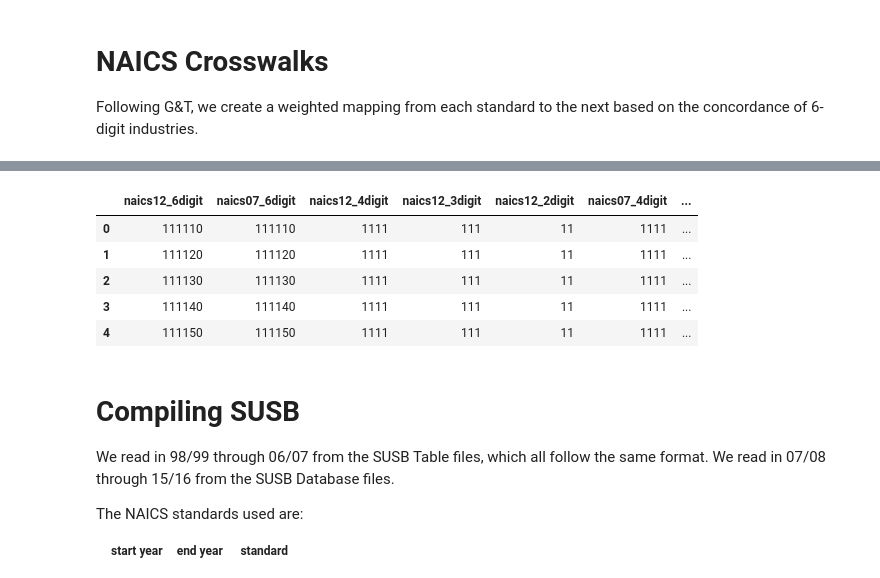
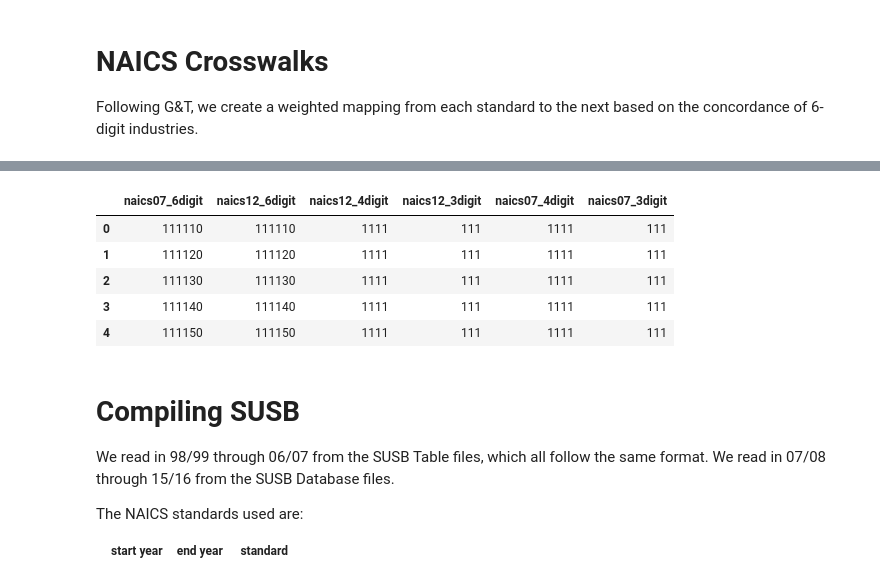
Before and after one commit to fagan2888/dynamism, a Jupyter notebook: CombineSUSB.ipynb, the cells around one changed output, grey strips where cells are left out. Drawn from its saved outputs; the diff is of its cells as text; code cells hidden in the pictures.

```diff
--- a/CombineSUSB.ipynb
+++ b/CombineSUSB.ipynb
@@ -85,32 +69,24 @@ concord0207.head()
 # %%
 concord1207 = (
     pd.read_excel(
         'data/xwalks/2007_to_2012_NAICS.xls',
         skiprows=2,
         usecols=[0, 2],
-        names=['naics12_6digit', 'naics07_6digit']
+        names=['naics07_6digit', 'naics12_6digit']
     )
     .assign(naics12_4digit=lambda df: df['naics12_6digit'] // 100)
     .assign(naics12_3digit=lambda df: df['naics12_6digit'] // 1000)
-    .assign(naics12_2digit=lambda df: (
-        (df['naics12_6digit'] // 10000)
-        .map(lambda x: {32: 31, 33:31}.get(x, x))
-    ))
     .assign(naics07_4digit=lambda df: df['naics07_6digit'] // 100)
     .assign(naics07_3digit=lambda df: df['naics07_6digit'] // 1000)
-    .assign(naics07_2digit=lambda df: (
-        (df['naics07_6digit'] // 10000)
-        .map(lambda x: {32: 31, 33:31}.get(x, x))
-    ))
 )
 concord1207.head()
 # %% [output]
-|  | naics12_6digit | naics07_6digit | naics12_4digit | naics12_3digit | naics12_2digit | naics07_4digit | ... |
-| 0 | 111110 | 111110 | 1111 | 111 | 11 | 1111 | ... |
-| 1 | 111120 | 111120 | 1111 | 111 | 11 | 1111 | ... |
-| 2 | 111130 | 111130 | 1111 | 111 | 11 | 1111 | ... |
-| 3 | 111140 | 111140 | 1111 | 111 | 11 | 1111 | ... |
-| 4 | 111150 | 111150 | 1111 | 111 | 11 | 1111 | ... |
+|  | naics07_6digit | naics12_6digit | naics12_4digit | naics12_3digit | naics07_4digit | naics07_3digit |
+| 0 | 111110 | 111110 | 1111 | 111 | 1111 | 111 |
+| 1 | 111120 | 111120 | 1111 | 111 | 1111 | 111 |
+| 2 | 111130 | 111130 | 1111 | 111 | 1111 | 111 |
+| 3 | 111140 | 111140 | 1111 | 111 | 1111 | 111 |
+| 4 | 111150 | 111150 | 1111 | 111 | 1111 | 111 |
 # %%
 xwalk9702 = pd.concat(tuple(
     get_weights(concord9702, 'naics97', 'naics02', digits)
```
Also changed, not shown: parts of 9 cells of this notebook, 1 other file.
